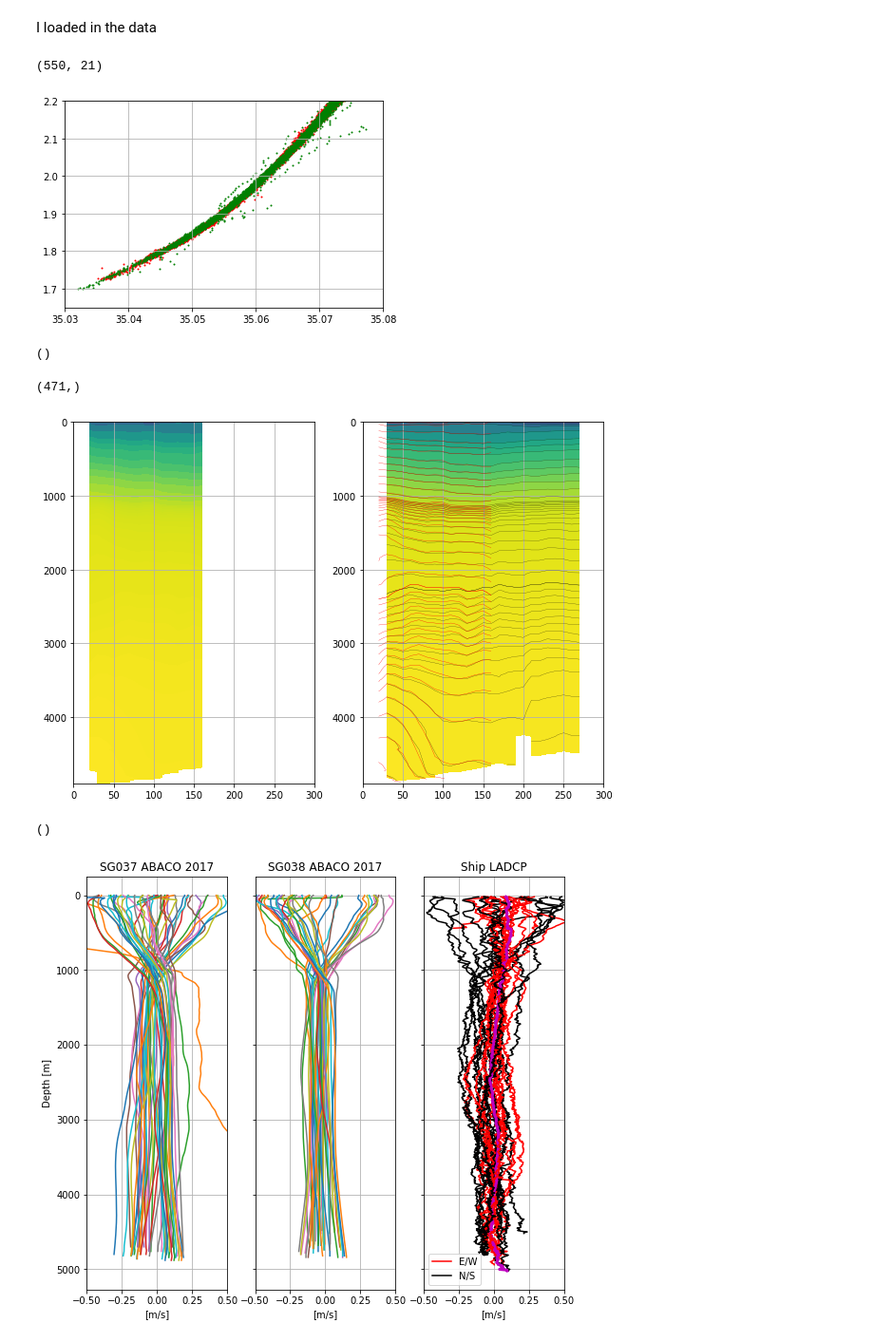
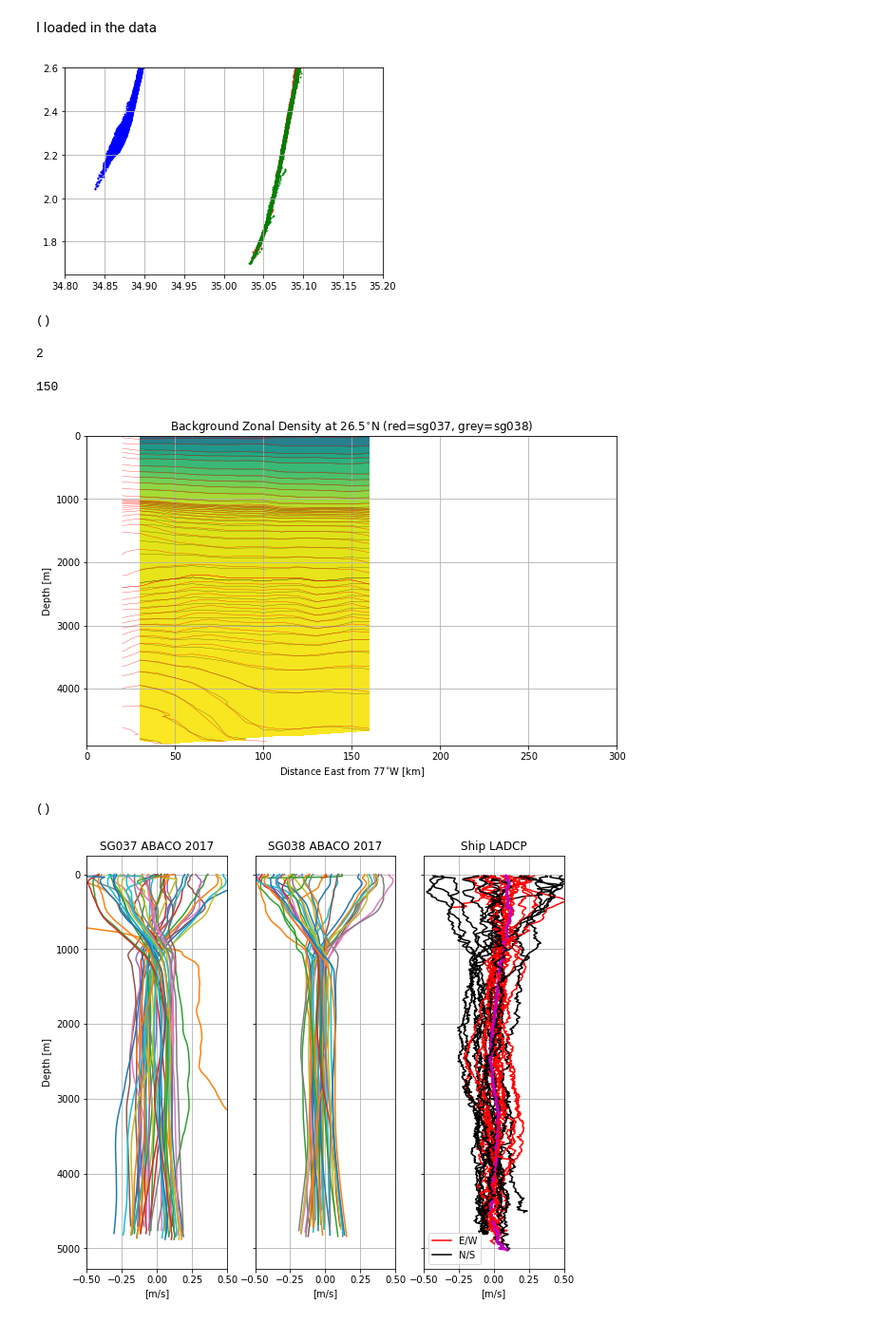
Before and after one commit to jakesteinberg/geostrophic_turbulence, a Jupyter notebook: abaco_dg_2017_18_initial_processing.ipynb, the cells around one changed output. Shown at 95% size. Drawn from its saved outputs; the diff is of its cells as text; code cells hidden in the pictures.

```diff
--- a/abaco_dg_2017_18_initial_processing.ipynb
+++ b/abaco_dg_2017_18_initial_processing.ipynb
@@ -205,28 +205,31 @@ ship17_uv_dist = ship17_fid['dist_uv'][:]
 ship17_u = ship17_fid['adcp_u'][:, ship17_uv_dist < 400] / 100.
 ship17_v = ship17_fid['adcp_v'][:, ship17_uv_dist < 400] / 100.
 ship17_uv_dep = ship17_fid['dep_uv']
-# %%
-np.shape(ship17_v)
-# %% [output]
-(550, 21)
 # %%
 tt = [ct_37, ct_38, t_39]
 ss = [sa_37, sa_38, s_39]
 cg = ['r', 'g', 'b']
 f, ax = plt.subplots()
-for i in range(2):
+for i in range(3):
     for j in range(np.shape(tt[i])[1]):
         ax.scatter(ss[i][:, j], tt[i][:, j], s=1, color=cg[i])
 # for i in range(np.shape(this_ship_CT)[1]):
 #     ax.scatter(this_ship_SA[:, i], this_ship_CT[:, i], s=1, color='k')
-ax.set_xlim([35.03, 35.08])
-ax.set_ylim([1.65, 2.2])
+ax.set_xlim([34.8, 35.2])
+ax.set_ylim([1.65, 2.6])
 # ax.set_xlim([35, 35.5])
 # ax.set_ylim([1.65, 10])
 plot_pro(ax)
+
+# 39 from 2018 has huge offset (0.2 in SA and .3 in CT)
 # %% [output]
-[figure, old version]
+[figure, new version]
 ()
+# %%
+np.shape(tt[i])[1]
+i
+# %% [output]
+2
 # %%
 # compute M/W sections and compute velocity
 sigth_levels = np.concatenate(
@@ -437,37 +440,40 @@ for i in dist_grid:
     count = count + 1
 
 
+# max index to average in 37
+m_ind = 30
 sigma_avg_grid = sigma_avg_grid_38.copy()
-sigma_avg_grid[:, 0:15] = 0.5 * (sigma_avg_grid_37[:, 0:15] + sigma_avg_grid_38[:, 0:15])
+sigma_avg_grid[:, 0:m_ind] = 0.5 * (sigma_avg_grid_37[:, 0:m_ind] + sigma_avg_grid_38[:, 0:m_ind])
 CT_avg_grid = CT_avg_grid_38.copy()
-CT_avg_grid[:, 0:15] = 0.5 * (CT_avg_grid_37[:, 0:15] + CT_avg_grid_38[:, 0:15])
+CT_avg_grid[:, 0:m_ind] = 0.5 * (CT_avg_grid_37[:, 0:m_ind] + CT_avg_grid_38[:, 0:m_ind])
 SA_avg_grid = SA_avg_grid_38.copy()
-SA_avg_grid[:, 0:15] = 0.5 * (SA_avg_grid_37[:, 0:15] + SA_avg_grid_38[:, 0:15])
+SA_avg_grid[:, 0:m_ind] = 0.5 * (SA_avg_grid_37[:, 0:m_ind] + SA_avg_grid_38[:, 0:m_ind])
-# %%
-np.shape(grid_38)
-# %% [output]
-(471,)
+# %%
+grid_37[30]
+# %% [output]
+150
 # %%
 sigth_levels = np.concatenate(
     [np.arange(23, 26.5, 0.5), np.arange(26.2, 27.2, 0.2),
      np.arange(27.2, 27.7, 0.2), np.arange(27.7, 28, 0.02), np.arange(28, 28.2, 0.01)])
 
-matplotlib.rcParams['figure.figsize'] = (10,7)
-f, (ax1, ax2) = plt.subplots(1, 2)
-ax1.contourf(dist_grid, grid_37, sigma_avg_grid_37, levels=sigth_levels)
-ax1.invert_yaxis()
+matplotlib.rcParams['figure.figsize'] = (10,6)
+f, (ax2) = plt.subplots()
+# ax1.contourf(dist_grid, grid_37, sigma_avg_grid_37, levels=sigth_levels)
+# ax1.invert_yaxis()
 ax2.contourf(dist_grid, grid_38, sigma_avg_grid, levels=sigth_levels)
-ax2.contour(dist_grid, grid_38, sigma_avg_grid, levels=sigth_levels, colors='k', linewidths=0.2)
-ax2.contour(dist_grid, grid_37, sigma_avg_grid_37, levels=sigth_levels, colors='r', linewidths=0.3)
+ax2.contour(dist_grid, grid_38, sigma_avg_grid, levels=sigth_levels, colors='k', linewidths=0.2, labels='sg038')
+ax2.contour(dist_grid, grid_37, sigma_avg_grid_37, levels=sigth_levels, colors='r', linewidths=0.3, labels='sg037')
 # ax2.contour(ship17_dist, ship17_dep, ship17_gamma, levels=sigth_levels, colors='b', linewidths=0.2)
-ax1.set_xlim([0, 300])
 ax2.set_xlim([0, 300])
+ax2.set_xlabel(r'Distance East from 77$^{\circ}$W [km]')
+ax2.set_ylabel('Depth [m]')
+ax2.set_title('Background Zonal Density at 26.5$^{\circ}$N (red=sg037, grey=sg038)')
 ax2.invert_yaxis()
-ax1.grid()
 plot_pro(ax2)
 # f.savefig("/Users/jake/Documents/baroclinic_modes/Meetings/meeting_19_05_17/abaco_17_den_cross.jpg", dpi=300)
 # %% [output]
-[figure, old version]
+[figure, new version]
 ()
 # %%
 matplotlib.rcParams['figure.figsize'] = (9,8)
```
Also changed, not shown: parts of 10 cells of this notebook.
